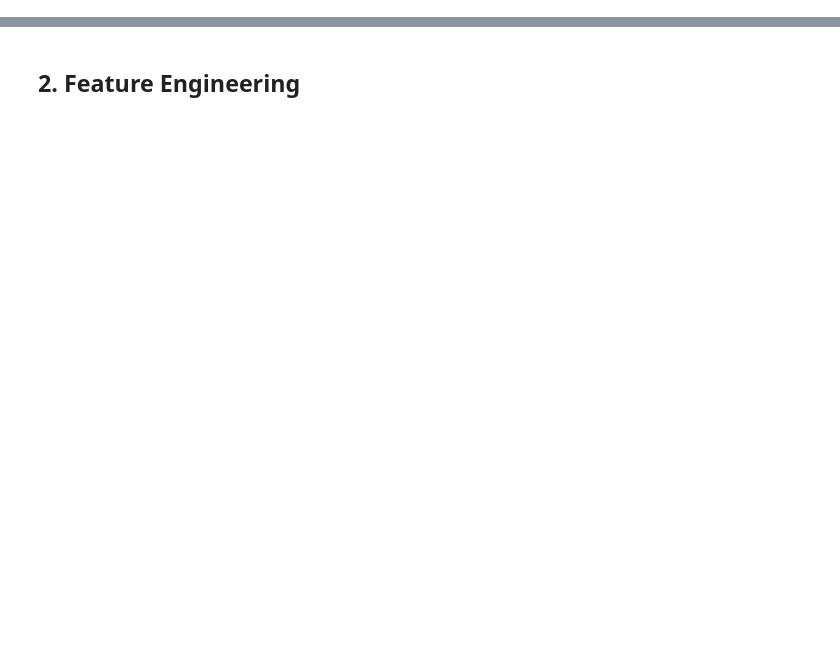
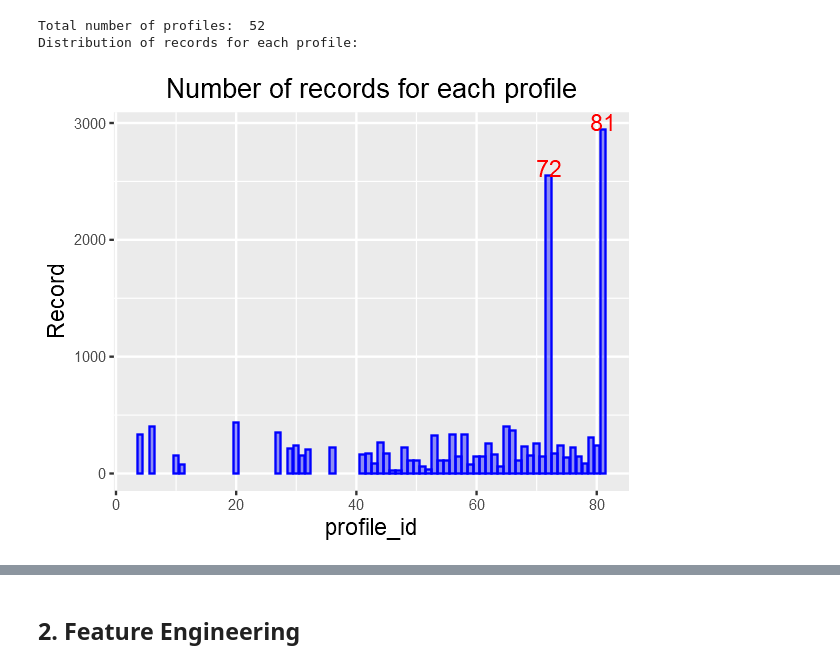
Before and after one commit to DanielTranDS/RotorTemperature-EDA-Regression, a Jupyter notebook: RotorTemp_ModellingCodes.ipynb, the cells around one changed output, grey strips where cells are left out. Saved outputs shown, nothing was run; the diff lists cells and outputs as text; code cells hidden in the pictures; blank space fills up the shorter version.

```diff
--- a/RotorTemp_ModellingCodes.ipynb
+++ b/RotorTemp_ModellingCodes.ipynb
@@ -48,0 +101,26 @@ head(df)
+# %%
+cat('Total number of profiles: ',length(unique(df$profile_id)),'\n')
+
+cat('Distribution of records for each profile:')
+
+options(repr.plot.width=5, repr.plot.height=4)
+
+profile_n<-df %>% group_by(profile_id) %>% count()
+profile_n$label<-' '
+mutatedlabel=profile_n[profile_n$profile_id==72|profile_n$profile_id==81,]%>% mutate(label=profile_id)
+profile_n[profile_n$profile_id==72|profile_n$profile_id==81,]$label=as.character(mutatedlabel$label)
+
+
+profile_n %>% ggplot(aes(x=profile_id, y=n))+geom_bar(stat='identity',colour='blue',fill='blue',alpha=0.4)+
+geom_text(
+    aes(label = label),
+    colour = "red", size = 5,
+    vjust = 0.1, position = position_dodge(0.8))+ggtitle('Number of records for each profile')+ylab('Record')+
+theme(plot.title = element_text(size=16,hjust=0.5),
+      axis.title.y = element_text(size = rel(1.2), angle = 90),
+      axis.title.x = element_text(size = rel(1.2)),
+      legend.position='none' )
+# %% [output]
+Total number of profiles:  52
+Distribution of records for each profile:
+[figure, added]
```
Also changed, not shown: parts of 20 cells of this notebook.
